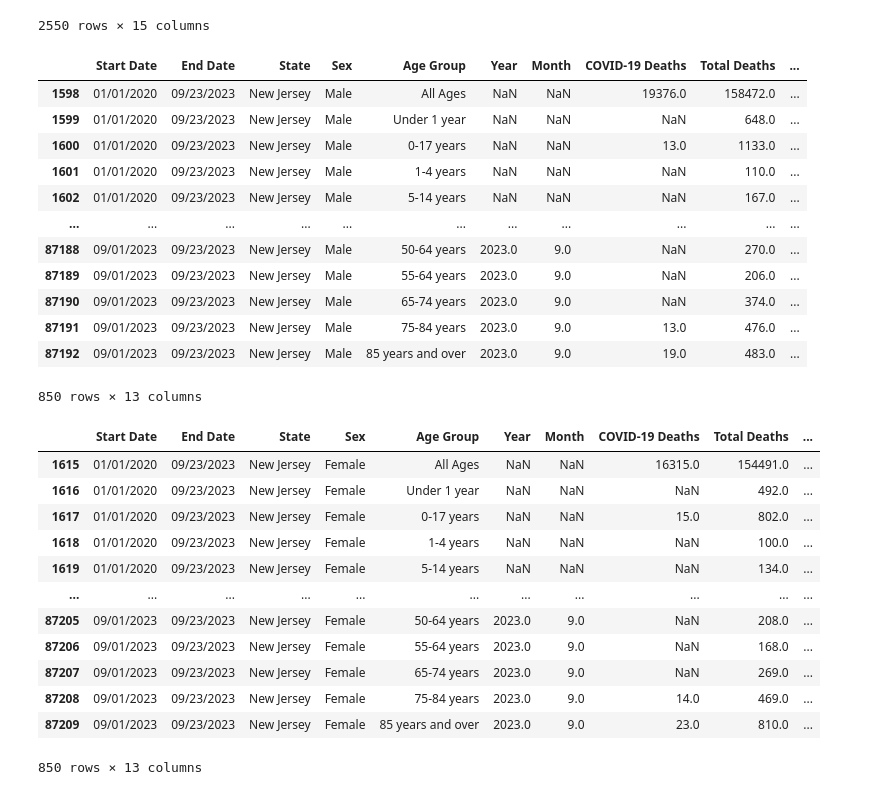
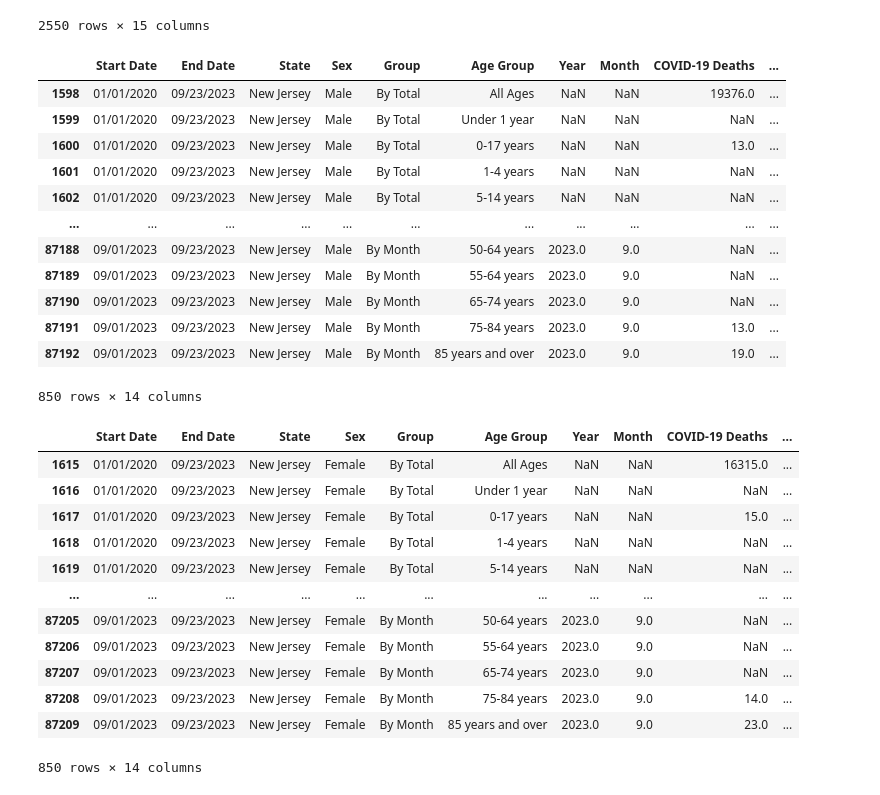
Before and after one commit to JTurk17/Team4_Project1, a Jupyter notebook: NJ_CovidDF.gender.ipynb, the cells around one changed output. Saved outputs shown, nothing was run; the diff lists cells and outputs as text; code cells hidden in the pictures.

```diff
--- a/NJ_CovidDF.gender.ipynb
+++ b/NJ_CovidDF.gender.ipynb
@@ -37,41 +37,41 @@ covid_nj_df
 | 87209 | 09/27/2023 | 09/01/2023 | 09/23/2023 | By Month | 2023.0 | 9.0 | New Jersey | Female | 85 years and over | ... |
 2550 rows × 15 columns
 # %%
-columns2 = ["Start Date", "End Date", "State", "Sex", "Age Group", "Year", "Month", "COVID-19 Deaths", "Total Deaths", "Pneumonia Deaths", "Pneumonia and COVID-19 Deaths", "Influenza Deaths",
+columns2 = ["Start Date", "End Date", "State", "Sex","Group", "Age Group", "Year", "Month", "COVID-19 Deaths", "Total Deaths", "Pneumonia Deaths", "Pneumonia and COVID-19 Deaths", "Influenza Deaths",
            "Pneumonia, Influenza, or COVID-19 Deaths"]
 #creating data fram for males
 male_df = covid_nj_df.loc[covid_nj_df["Sex"] == "Male", columns2]
 male_df
 # %% [output]
-|  | Start Date | End Date | State | Sex | Age Group | Year | Month | COVID-19 Deaths | Total Deaths | ... |
-| 1598 | 01/01/2020 | 09/23/2023 | New Jersey | Male | All Ages | NaN | NaN | 19376.0 | 158472.0 | ... |
-| 1599 | 01/01/2020 | 09/23/2023 | New Jersey | Male | Under 1 year | NaN | NaN | NaN | 648.0 | ... |
-| 1600 | 01/01/2020 | 09/23/2023 | New Jersey | Male | 0-17 years | NaN | NaN | 13.0 | 1133.0 | ... |
-| 1601 | 01/01/2020 | 09/23/2023 | New Jersey | Male | 1-4 years | NaN | NaN | NaN | 110.0 | ... |
-| 1602 | 01/01/2020 | 09/23/2023 | New Jersey | Male | 5-14 years | NaN | NaN | NaN | 167.0 | ... |
+|  | Start Date | End Date | State | Sex | Group | Age Group | Year | Month | COVID-19 Deaths | ... |
+| 1598 | 01/01/2020 | 09/23/2023 | New Jersey | Male | By Total | All Ages | NaN | NaN | 19376.0 | ... |
+| 1599 | 01/01/2020 | 09/23/2023 | New Jersey | Male | By Total | Under 1 year | NaN | NaN | NaN | ... |
+| 1600 | 01/01/2020 | 09/23/2023 | New Jersey | Male | By Total | 0-17 years | NaN | NaN | 13.0 | ... |
+| 1601 | 01/01/2020 | 09/23/2023 | New Jersey | Male | By Total | 1-4 years | NaN | NaN | NaN | ... |
+| 1602 | 01/01/2020 | 09/23/2023 | New Jersey | Male | By Total | 5-14 years | NaN | NaN | NaN | ... |
 | ... | ... | ... | ... | ... | ... | ... | ... | ... | ... | ... |
-| 87188 | 09/01/2023 | 09/23/2023 | New Jersey | Male | 50-64 years | 2023.0 | 9.0 | NaN | 270.0 | ... |
-| 87189 | 09/01/2023 | 09/23/2023 | New Jersey | Male | 55-64 years | 2023.0 | 9.0 | NaN | 206.0 | ... |
-| 87190 | 09/01/2023 | 09/23/2023 | New Jersey | Male | 65-74 years | 2023.0 | 9.0 | NaN | 374.0 | ... |
-| 87191 | 09/01/2023 | 09/23/2023 | New Jersey | Male | 75-84 years | 2023.0 | 9.0 | 13.0 | 476.0 | ... |
-| 87192 | 09/01/2023 | 09/23/2023 | New Jersey | Male | 85 years and over | 2023.0 | 9.0 | 19.0 | 483.0 | ... |
+| 87188 | 09/01/2023 | 09/23/2023 | New Jersey | Male | By Month | 50-64 years | 2023.0 | 9.0 | NaN | ... |
+| 87189 | 09/01/2023 | 09/23/2023 | New Jersey | Male | By Month | 55-64 years | 2023.0 | 9.0 | NaN | ... |
+| 87190 | 09/01/2023 | 09/23/2023 | New Jersey | Male | By Month | 65-74 years | 2023.0 | 9.0 | NaN | ... |
+| 87191 | 09/01/2023 | 09/23/2023 | New Jersey | Male | By Month | 75-84 years | 2023.0 | 9.0 | 13.0 | ... |
+| 87192 | 09/01/2023 | 09/23/2023 | New Jersey | Male | By Month | 85 years and over | 2023.0 | 9.0 | 19.0 | ... |
-850 rows × 13 columns
+850 rows × 14 columns
 # %%
 female_df = covid_nj_df.loc[covid_nj_df["Sex"] == "Female", columns2]
 female_df
 # %% [output]
-|  | Start Date | End Date | State | Sex | Age Group | Year | Month | COVID-19 Deaths | Total Deaths | ... |
-| 1615 | 01/01/2020 | 09/23/2023 | New Jersey | Female | All Ages | NaN | NaN | 16315.0 | 154491.0 | ... |
-| 1616 | 01/01/2020 | 09/23/2023 | New Jersey | Female | Under 1 year | NaN | NaN | NaN | 492.0 | ... |
-| 1617 | 01/01/2020 | 09/23/2023 | New Jersey | Female | 0-17 years | NaN | NaN | 15.0 | 802.0 | ... |
-| 1618 | 01/01/2020 | 09/23/2023 | New Jersey | Female | 1-4 years | NaN | NaN | NaN | 100.0 | ... |
-| 1619 | 01/01/2020 | 09/23/2023 | New Jersey | Female | 5-14 years | NaN | NaN | NaN | 134.0 | ... |
+|  | Start Date | End Date | State | Sex | Group | Age Group | Year | Month | COVID-19 Deaths | ... |
+| 1615 | 01/01/2020 | 09/23/2023 | New Jersey | Female | By Total | All Ages | NaN | NaN | 16315.0 | ... |
+| 1616 | 01/01/2020 | 09/23/2023 | New Jersey | Female | By Total | Under 1 year | NaN | NaN | NaN | ... |
+| 1617 | 01/01/2020 | 09/23/2023 | New Jersey | Female | By Total | 0-17 years | NaN | NaN | 15.0 | ... |
+| 1618 | 01/01/2020 | 09/23/2023 | New Jersey | Female | By Total | 1-4 years | NaN | NaN | NaN | ... |
+| 1619 | 01/01/2020 | 09/23/2023 | New Jersey | Female | By Total | 5-14 years | NaN | NaN | NaN | ... |
 | ... | ... | ... | ... | ... | ... | ... | ... | ... | ... | ... |
-| 87205 | 09/01/2023 | 09/23/2023 | New Jersey | Female | 50-64 years | 2023.0 | 9.0 | NaN | 208.0 | ... |
-| 87206 | 09/01/2023 | 09/23/2023 | New Jersey | Female | 55-64 years | 2023.0 | 9.0 | NaN | 168.0 | ... |
-| 87207 | 09/01/2023 | 09/23/2023 | New Jersey | Female | 65-74 years | 2023.0 | 9.0 | NaN | 269.0 | ... |
-| 87208 | 09/01/2023 | 09/23/2023 | New Jersey | Female | 75-84 years | 2023.0 | 9.0 | 14.0 | 469.0 | ... |
-| 87209 | 09/01/2023 | 09/23/2023 | New Jersey | Female | 85 years and over | 2023.0 | 9.0 | 23.0 | 810.0 | ... |
+| 87205 | 09/01/2023 | 09/23/2023 | New Jersey | Female | By Month | 50-64 years | 2023.0 | 9.0 | NaN | ... |
+| 87206 | 09/01/2023 | 09/23/2023 | New Jersey | Female | By Month | 55-64 years | 2023.0 | 9.0 | NaN | ... |
+| 87207 | 09/01/2023 | 09/23/2023 | New Jersey | Female | By Month | 65-74 years | 2023.0 | 9.0 | NaN | ... |
+| 87208 | 09/01/2023 | 09/23/2023 | New Jersey | Female | By Month | 75-84 years | 2023.0 | 9.0 | 14.0 | ... |
+| 87209 | 09/01/2023 | 09/23/2023 | New Jersey | Female | By Month | 85 years and over | 2023.0 | 9.0 | 23.0 | ... |
-850 rows × 13 columns
+850 rows × 14 columns
 # %%
 total_mcovid_deaths = pd.DataFrame(male_df.loc[male_df['Age Group'] == "All Ages",:])
```
Also changed, not shown: parts of 3 cells of this notebook, 1 other file.
